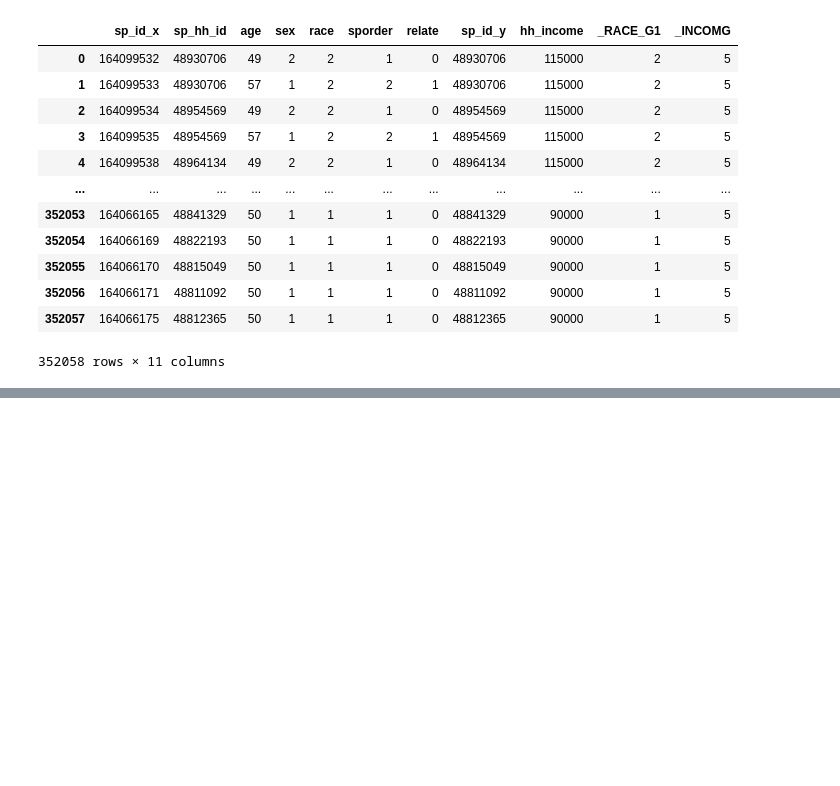
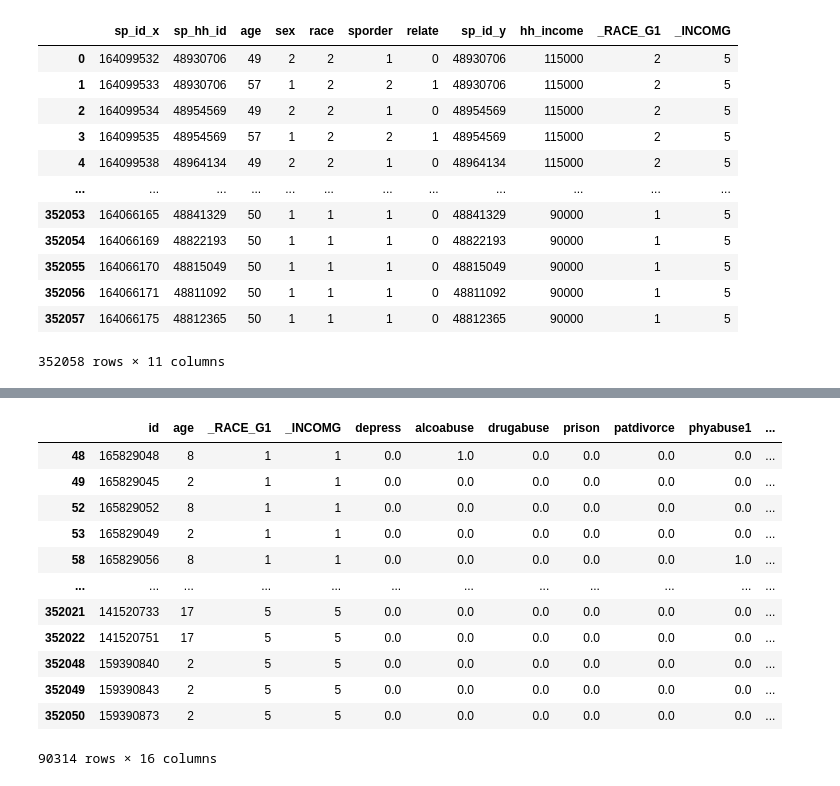
Before and after one commit to Paeans/ace.simulator, a Jupyter notebook: ace_model/howto-transmit-model.ipynb, the cells around one changed output, grey strips where cells are left out. Cells and saved outputs as stored; diff of their text form; code cells hidden in the pictures; blank space fills up the shorter version.

```diff
--- a/ace_model/howto-transmit-model.ipynb
+++ b/ace_model/howto-transmit-model.ipynb
@@ -161,0 +162,16 @@ bst_result_bf.get_corr_mat(1,1)
+# %%
+bst_result[bst_result.age < 18]
+# %% [output]
+|  | id | age | _RACE_G1 | _INCOMG | depress | alcoabuse | drugabuse | prison | patdivorce | phyabuse1 | ... |
+| 48 | 165829048 | 8 | 1 | 1 | 0.0 | 1.0 | 0.0 | 0.0 | 0.0 | 0.0 | ... |
+| 49 | 165829045 | 2 | 1 | 1 | 0.0 | 0.0 | 0.0 | 0.0 | 0.0 | 0.0 | ... |
+| 52 | 165829052 | 8 | 1 | 1 | 0.0 | 0.0 | 0.0 | 0.0 | 0.0 | 0.0 | ... |
+| 53 | 165829049 | 2 | 1 | 1 | 0.0 | 0.0 | 0.0 | 0.0 | 0.0 | 0.0 | ... |
+| 58 | 165829056 | 8 | 1 | 1 | 0.0 | 0.0 | 0.0 | 0.0 | 0.0 | 1.0 | ... |
+| ... | ... | ... | ... | ... | ... | ... | ... | ... | ... | ... | ... |
+| 352021 | 141520733 | 17 | 5 | 5 | 0.0 | 0.0 | 0.0 | 0.0 | 0.0 | 0.0 | ... |
+| 352022 | 141520751 | 17 | 5 | 5 | 0.0 | 0.0 | 0.0 | 0.0 | 0.0 | 0.0 | ... |
+| 352048 | 159390840 | 2 | 5 | 5 | 0.0 | 0.0 | 0.0 | 0.0 | 0.0 | 0.0 | ... |
+| 352049 | 159390843 | 2 | 5 | 5 | 0.0 | 0.0 | 0.0 | 0.0 | 0.0 | 0.0 | ... |
+| 352050 | 159390873 | 2 | 5 | 5 | 0.0 | 0.0 | 0.0 | 0.0 | 0.0 | 0.0 | ... |
+90314 rows × 16 columns
```
Also changed, not shown: parts of 7 cells of this notebook, 1 other file.
